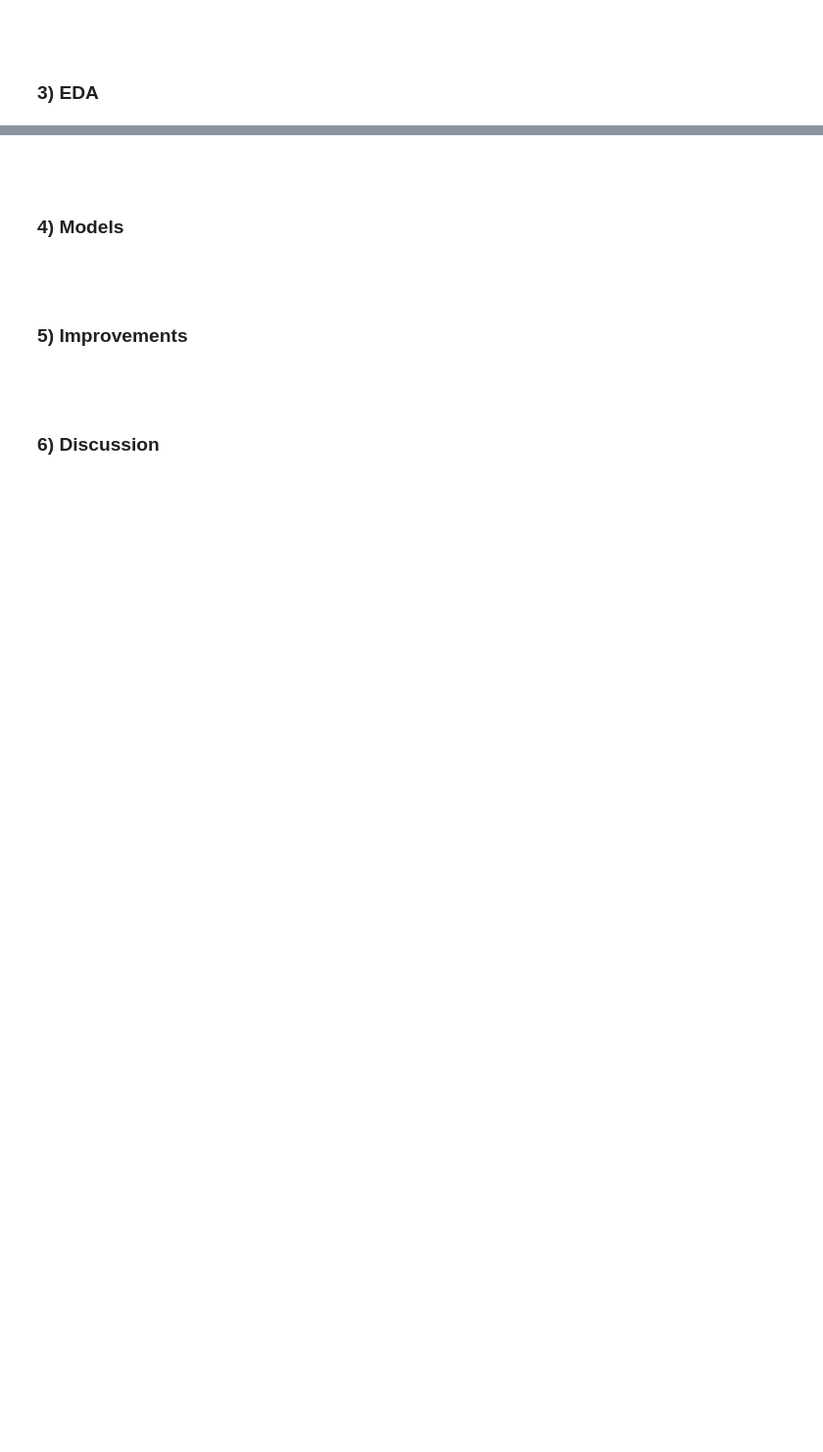
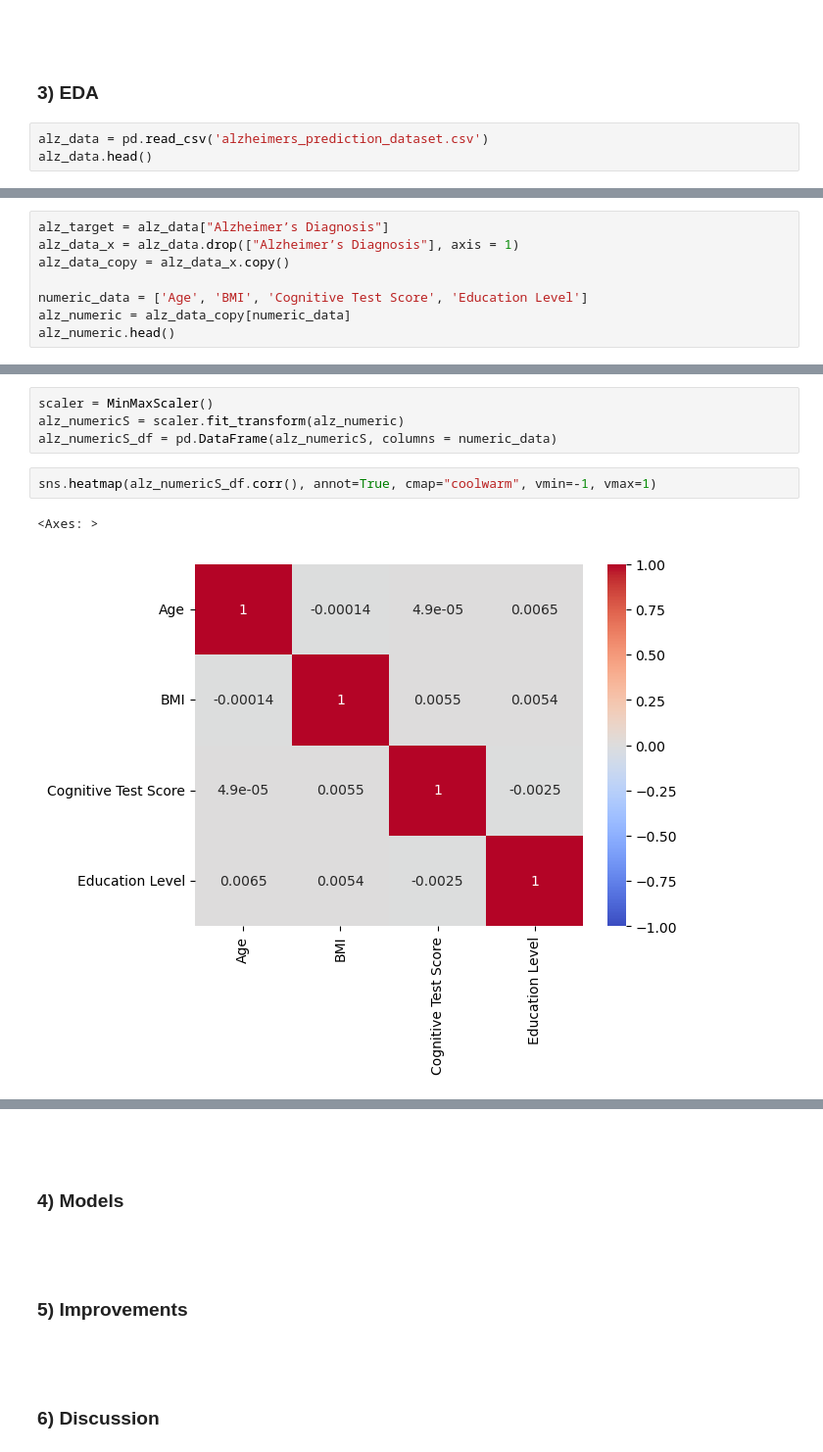
Before and after one commit to Zander-Rothering/Chem277a_Project_II, a Jupyter notebook: Project_II.ipynb, the cells around one changed output, grey strips where cells are left out. Shown at 98% size. Saved outputs shown, nothing was run; the diff lists cells and outputs as text; blank space fills up the shorter version.

```diff
--- a/Project_II.ipynb
+++ b/Project_II.ipynb
@@ -18,3 +47,6 @@
 <br>
 # %% [markdown]
 ### 3) EDA
+# %%
+alz_data = pd.read_csv('alzheimers_prediction_dataset.csv')
+alz_data.head()
@@ -20,0 +81,8 @@
+# %%
+alz_target = alz_data["Alzheimer’s Diagnosis"]
+alz_data_x = alz_data.drop(["Alzheimer’s Diagnosis"], axis = 1)
+alz_data_copy = alz_data_x.copy()
+
+numeric_data = ['Age', 'BMI', 'Cognitive Test Score', 'Education Level']
+alz_numeric = alz_data_copy[numeric_data]
+alz_numeric.head()
@@ -20,0 +96,9 @@
+# %%
+scaler = MinMaxScaler()
+alz_numericS = scaler.fit_transform(alz_numeric)
+alz_numericS_df = pd.DataFrame(alz_numericS, columns = numeric_data)
+# %%
+sns.heatmap(alz_numericS_df.corr(), annot=True, cmap="coolwarm", vmin=-1, vmax=1)
+# %% [output]
+<Axes: >
+[figure, added]
```
Also changed, not shown: parts of 11 cells of this notebook.
